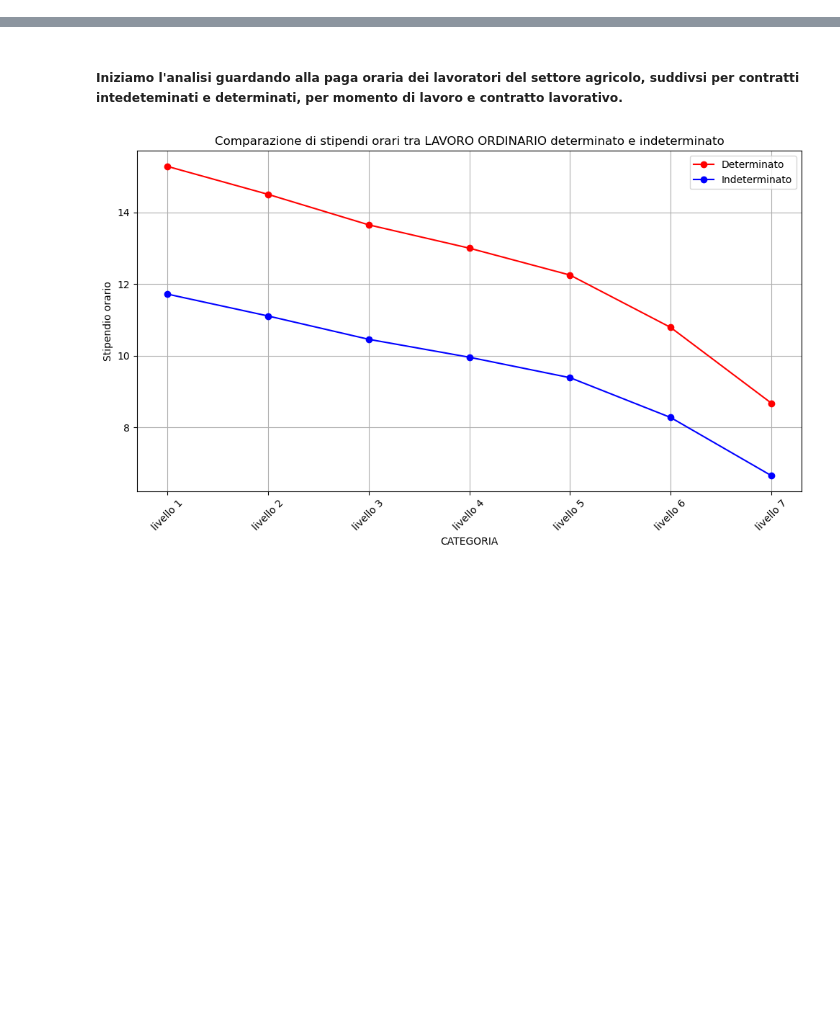
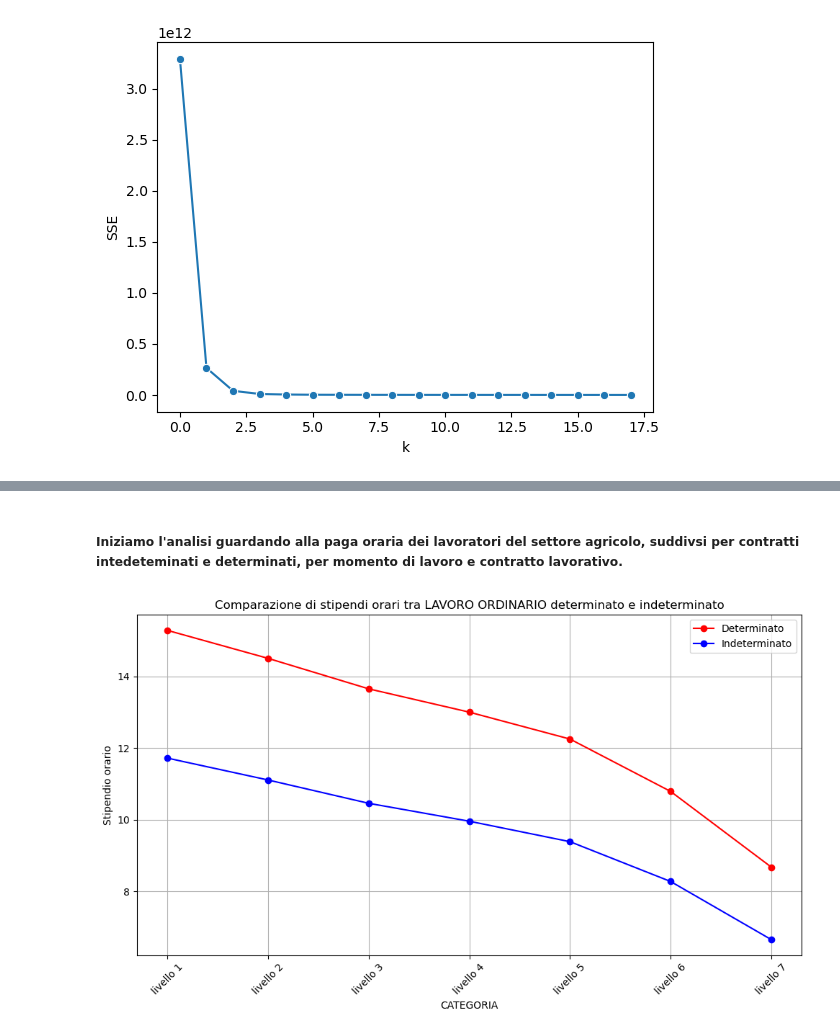
Before and after one commit to AntonioDonnangelo/italian_agriculture_and_protests_analysis, a Jupyter notebook: Italia e Green Deal/1 - Il lavoro agricolo in Italia.ipynb, the cells around one changed output, grey strips where cells are left out. Saved outputs shown, nothing was run; the diff lists cells and outputs as text; code cells hidden in the pictures; blank space fills up the shorter version.

```diff
--- a/Italia e Green Deal/1 - Il lavoro agricolo in Italia.ipynb
+++ b/Italia e Green Deal/1 - Il lavoro agricolo in Italia.ipynb
@@ -16,0 +147,7 @@ import altair as alt
+# %%
+%%time
+sse_list = []
+for k in range(2, 20):
+    kmeans = KMeans(init='k-means++', n_clusters=k, n_init=10, max_iter=100)
+    kmeans.fit(numeric_columns)
+    sse_list.append(kmeans.inertia_)
@@ -16,0 +157,7 @@ import altair as alt
+# %%
+sns.lineplot(x=range(len(sse_list)), y=sse_list, marker='o')
+plt.ylabel('SSE')
+plt.xlabel('k')
+plt.show()
+# %% [output]
+[figure, added]
```
Also changed, not shown: parts of 20 cells of this notebook.
